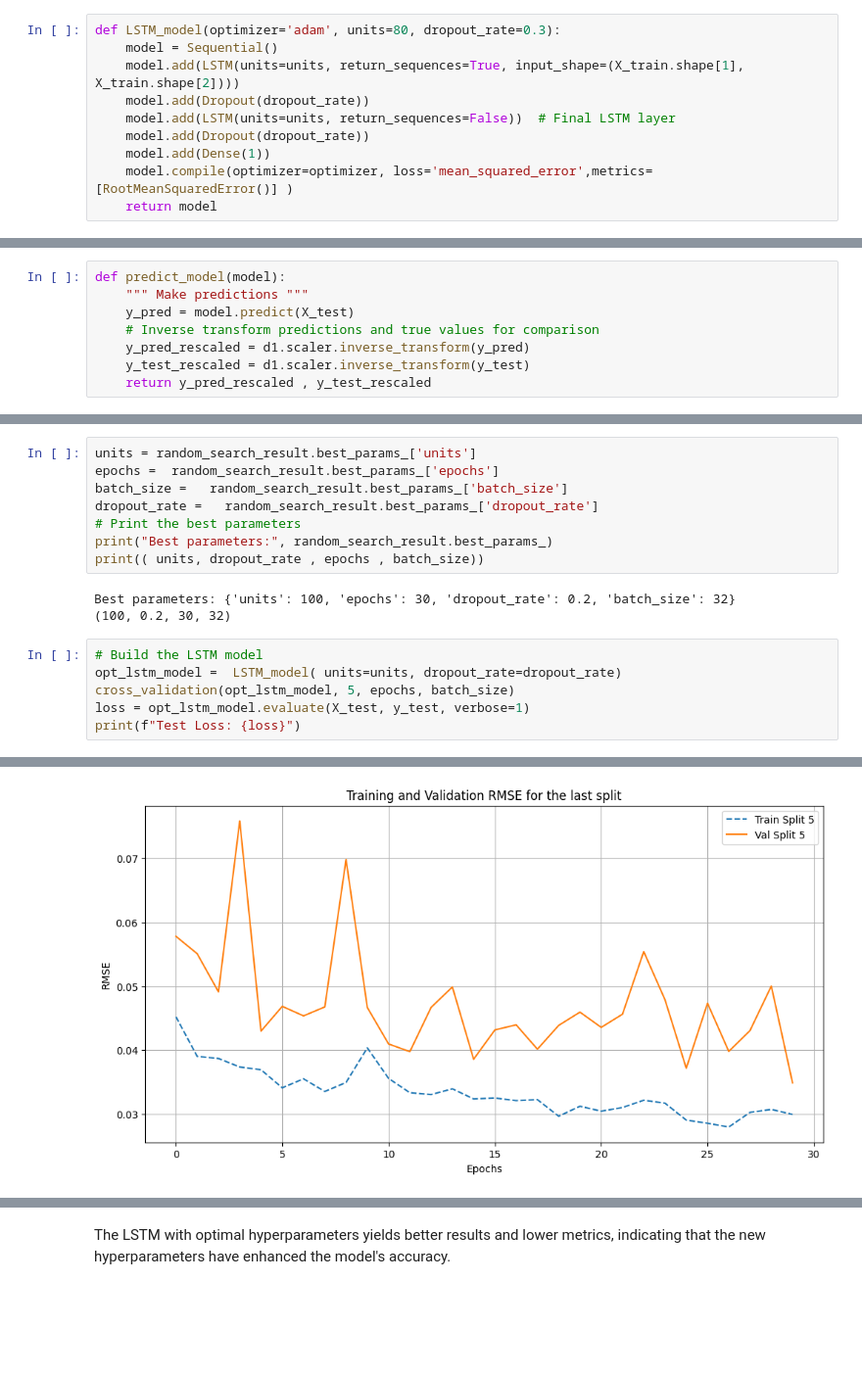
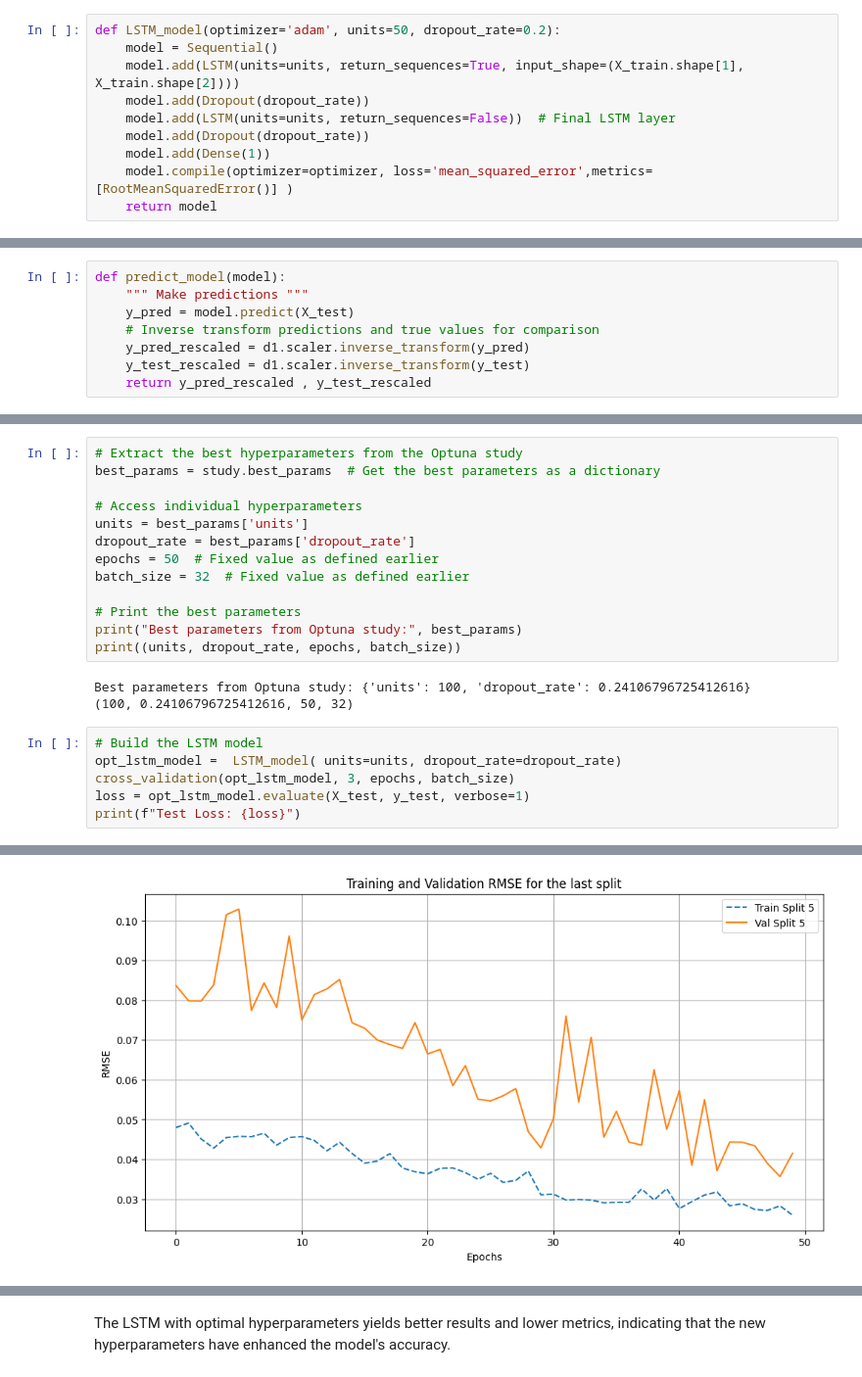
Before and after one commit to Aymen568/Technical_assignement, a Jupyter notebook: notebooks/model_selection.ipynb, the cells around one changed output, grey strips where cells are left out. Shown at 98% size. Drawn from its saved outputs; the diff is of its cells as text; blank space fills up the shorter version.

```diff
--- a/notebooks/model_selection.ipynb
+++ b/notebooks/model_selection.ipynb
@@ -80,7 +82,7 @@ print(f"X_train shape after reshape: {X_train.shape}, X_test shape after reshape
 X_train shape before reshape: (814, 12, 1), X_test shape before reshape: (204, 12, 1)
 X_train shape after reshape: (814, 12, 1), X_test shape after reshape: (204, 12, 1)
 # %%
-def LSTM_model(optimizer='adam', units=80, dropout_rate=0.3):
+def LSTM_model(optimizer='adam', units=50, dropout_rate=0.2):
     model = Sequential()
     model.add(LSTM(units=units, return_sequences=True, input_shape=(X_train.shape[1], X_train.shape[2])))
     model.add(Dropout(dropout_rate))
@@ -253,18 +265,23 @@ Best RMSE: -0.10474309463946656
-# %%
-units = random_search_result.best_params_['units']
-epochs =  random_search_result.best_params_['epochs']
-batch_size =   random_search_result.best_params_['batch_size']
-dropout_rate =   random_search_result.best_params_['dropout_rate']
-# Print the best parameters
-print("Best parameters:", random_search_result.best_params_)
-print(( units, dropout_rate , epochs , batch_size))
-# %% [output]
-Best parameters: {'units': 100, 'epochs': 30, 'dropout_rate': 0.2, 'batch_size': 32}
-(100, 0.2, 30, 32)
+# %%
+# Extract the best hyperparameters from the Optuna study
+best_params = study.best_params  # Get the best parameters as a dictionary
+
+# Access individual hyperparameters
+units = best_params['units']
+dropout_rate = best_params['dropout_rate']
+epochs = 50  # Fixed value as defined earlier
+batch_size = 32  # Fixed value as defined earlier
+
+# Print the best parameters
+print("Best parameters from Optuna study:", best_params)
+print((units, dropout_rate, epochs, batch_size))
+# %% [output]
+Best parameters from Optuna study: {'units': 100, 'dropout_rate': 0.24106796725412616}
+(100, 0.24106796725412616, 50, 32)
 # %%
 # Build the LSTM model
 opt_lstm_model =  LSTM_model( units=units, dropout_rate=dropout_rate)
-cross_validation(opt_lstm_model, 5, epochs, batch_size)
+cross_validation(opt_lstm_model, 3, epochs, batch_size)
 loss = opt_lstm_model.evaluate(X_test, y_test, verbose=1)
 print(f"Test Loss: {loss}")
 # %% [output]
@@ -287,2 +304,2 @@ Epoch 30/30
 --------------------------------------------------
-[figure, old version]
+[figure, new version]
```
Also changed, not shown: parts of 20 cells of this notebook, 5 other files.
